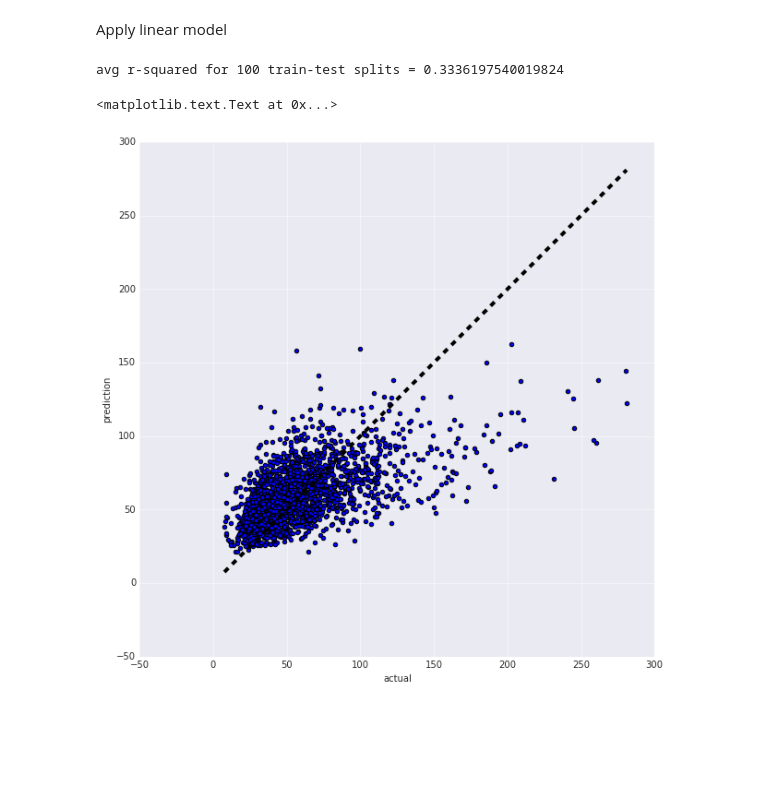
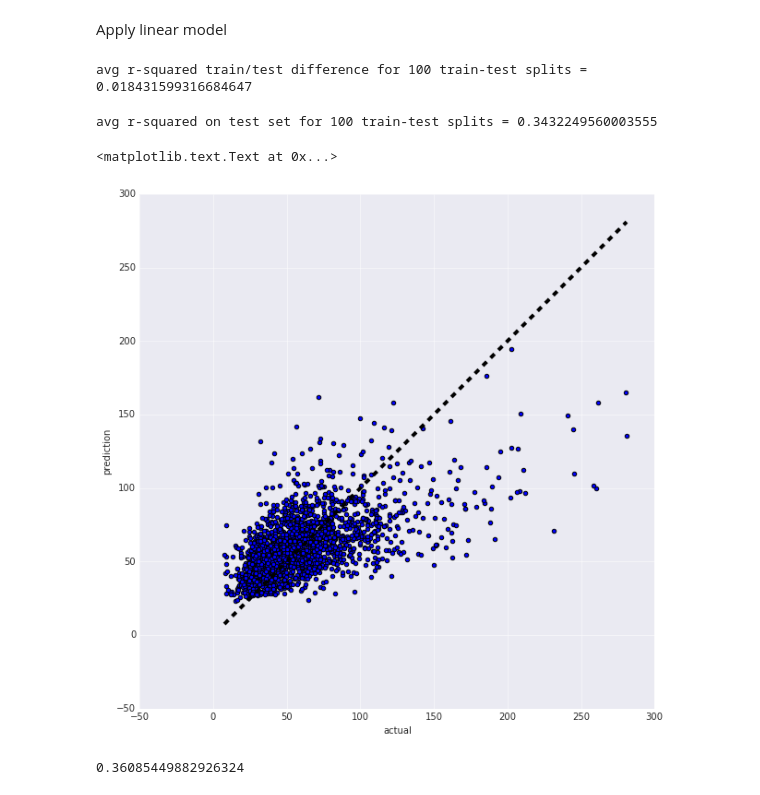
Before and after one commit to gautsi/solar, a Jupyter notebook: SolarModel.ipynb, the cells around one changed output. Saved outputs shown, nothing was run; the diff lists cells and outputs as text; code cells hidden in the pictures; blank space fills up the shorter version.

Commit message:
tried polynomial features

```diff
--- a/SolarModel.ipynb
+++ b/SolarModel.ipynb
@@ -93,17 +99,26 @@ r_squared = [getRSquared() for i in range(100)]
 # %%
-print("avg r-squared for 100 train-test splits = {}".format(np.mean(r_squared)))
+print("avg r-squared train/test difference for 100 train-test splits = {}".format(np.mean(r_squared_diff)))
 # %% [output]
-avg r-squared for 100 train-test splits = 0.3336197540019824
+avg r-squared train/test difference for 100 train-test splits = 0.018431599316684647
+# %%
+print("avg r-squared on test set for 100 train-test splits = {}".format(np.mean([i[1] for i in r_squared])))
+# %% [output]
+avg r-squared on test set for 100 train-test splits = 0.3432249560003555
 # %%
-lr.fit(X, y)
-y_pred = lr.predict(X)
+model = make_pipeline(PolynomialFeatures(2), linear_model.LinearRegression())
+model.fit(X, y)
+y_pred = model.predict(X)
 
 fig, ax = plt.subplots(figsize = (10, 10))
 
 ax.scatter(y, y_pred)
 ax.plot([y.min(), y.max()], [y.min(), y.max()], 'k--', lw=4)
 ax.set_xlabel("actual")
 ax.set_ylabel("prediction")
 # %% [output]
 <matplotlib.text.Text at 0x...>
-[figure, old version]
+[figure, new version]
+# %%
+r2_score(y, y_pred)
+# %% [output]
+0.36085449882926324
```
Also changed, not shown: parts of 6 cells of this notebook.
